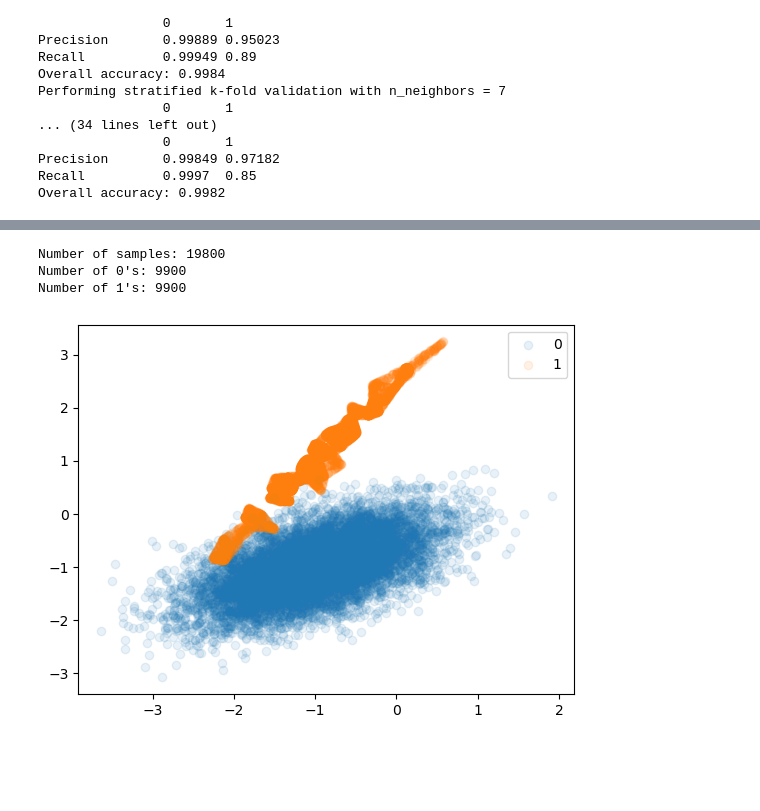
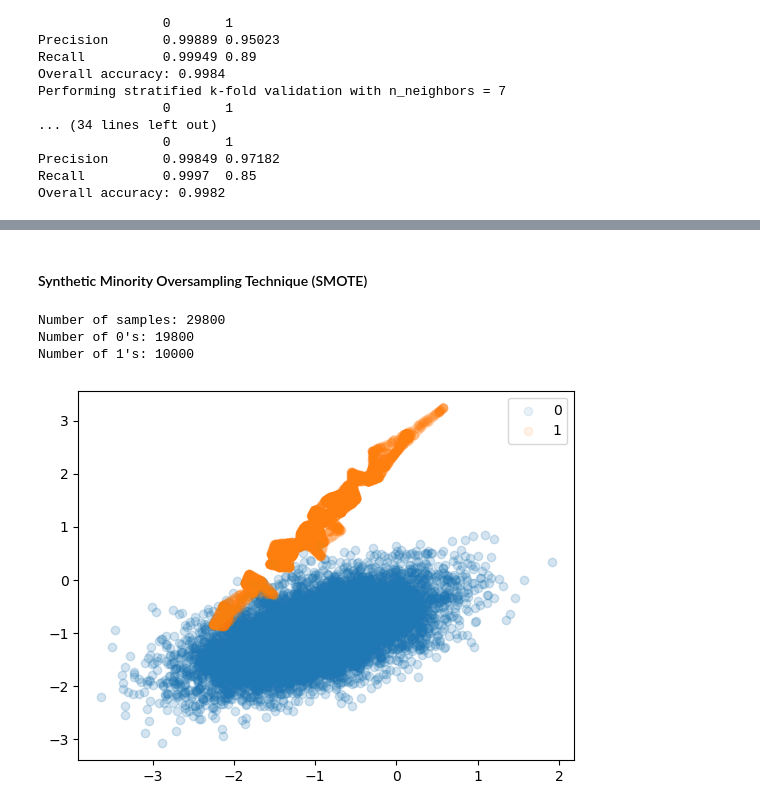
Before and after one commit to XiongCynthia/KNearestNeighborsClassifier, a Jupyter notebook: KNearestNeighborsClassifier_examples.ipynb, the cells around one changed output, grey strips where cells are left out. Cells and saved outputs as stored; diff of their text form; code cells hidden in the pictures; blank space fills up the shorter version.

```diff
--- a/KNearestNeighborsClassifier_examples.ipynb
+++ b/KNearestNeighborsClassifier_examples.ipynb
@@ -178,17 +192,21 @@ Overall accuracy: 0.9982
+# %% [markdown]
+#### Synthetic Minority Oversampling Technique (SMOTE)
 # %%
-# Synthetic minority oversampling (SMOTE)
-smote = SMOTE()
+smote = SMOTE(random_state = seed)
 X_smote, y_smote = smote.fit_resample(X, y)
+
+X_smote = np.row_stack([X, X_smote])
+y_smote = np.concatenate([y, y_smote])
 
 print("Number of samples:", len(y_smote))
 print("Number of 0's:", len(y_smote[y_smote == 0]))
 print("Number of 1's:", len(y_smote[y_smote == 1]))
 plot_data(X_smote, y_smote, alpha=0.1)
 # %% [output]
-Number of samples: 19800
-Number of 0's: 9900
-Number of 1's: 9900
+Number of samples: 29800
+Number of 0's: 19800
+Number of 1's: 10000
-[figure, old version]
+[figure, new version]
 # %%
 try_n_neighbors(n_neighbors_list, X_smote, y_smote, n_splits=10)
 # %% [output]
```
Also changed, not shown: parts of 19 cells of this notebook.
